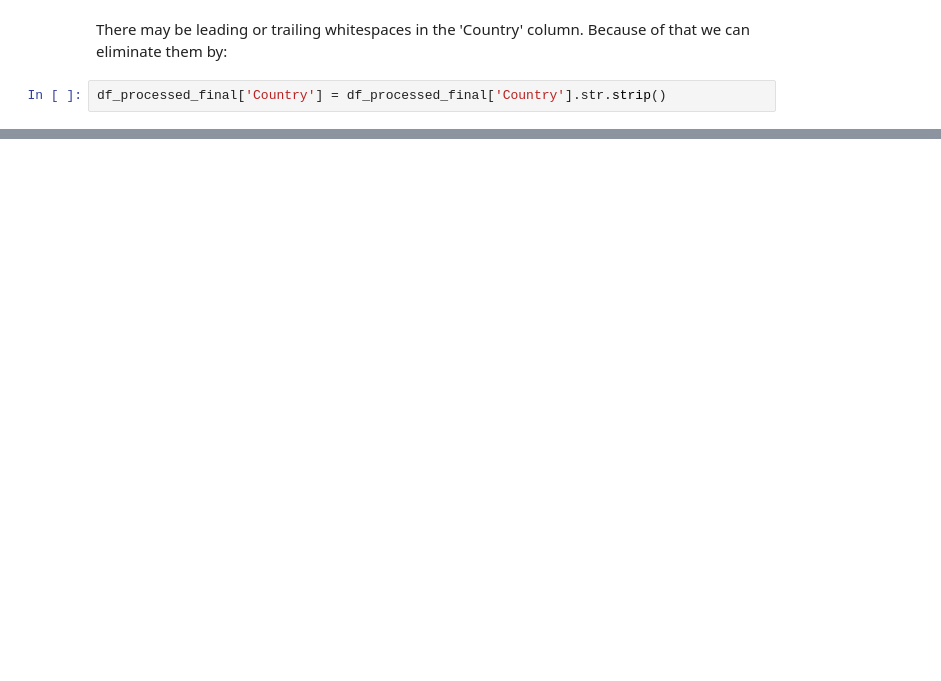
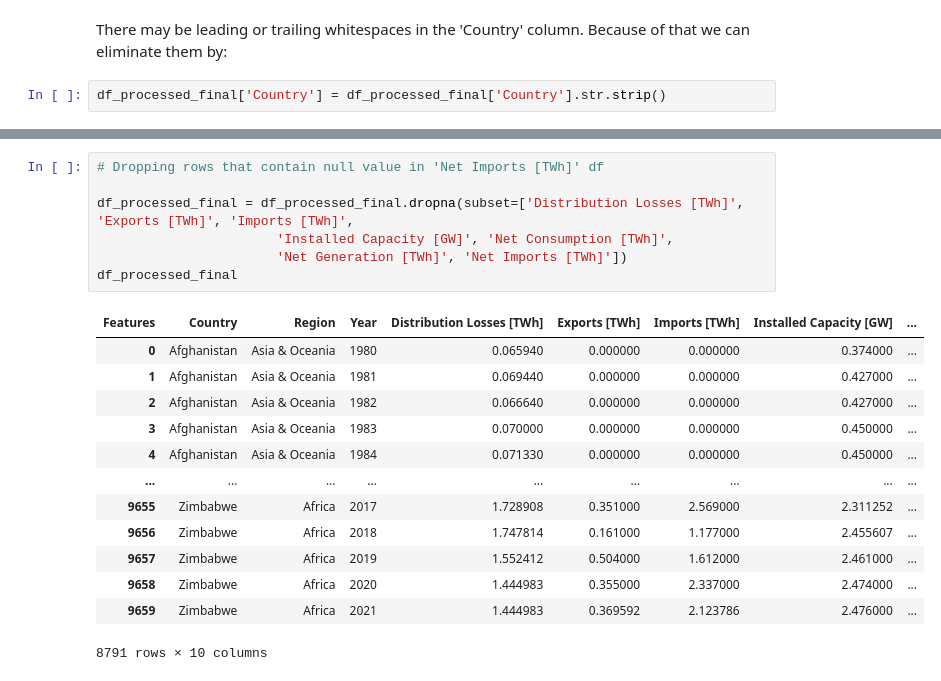
Before and after one commit to endritmustafa96/Global-Electricity-Consumption, a Jupyter notebook: 1. Notebook/Global_Electricity_Consumption.ipynb, the cells around one changed output, grey strips where cells are left out. Cells and saved outputs as stored; diff of their text form; blank space fills up the shorter version.

```diff
--- a/1. Notebook/Global_Electricity_Consumption.ipynb
+++ b/1. Notebook/Global_Electricity_Consumption.ipynb
@@ -157,0 +299,21 @@ df_processed_final['Country'] = df_processed_final['Country'].str.strip()
+# %%
+# Dropping rows that contain null value in 'Net Imports [TWh]' df
+
+df_processed_final = df_processed_final.dropna(subset=['Distribution Losses [TWh]', 'Exports [TWh]', 'Imports [TWh]',
+                       'Installed Capacity [GW]', 'Net Consumption [TWh]',
+                       'Net Generation [TWh]', 'Net Imports [TWh]'])
+df_processed_final
+# %% [output]
+| Features | Country | Region | Year | Distribution Losses [TWh] | Exports [TWh] | Imports [TWh] | Installed Capacity [GW] | ... |
+| 0 | Afghanistan | Asia & Oceania | 1980 | 0.065940 | 0.000000 | 0.000000 | 0.374000 | ... |
+| 1 | Afghanistan | Asia & Oceania | 1981 | 0.069440 | 0.000000 | 0.000000 | 0.427000 | ... |
+| 2 | Afghanistan | Asia & Oceania | 1982 | 0.066640 | 0.000000 | 0.000000 | 0.427000 | ... |
+| 3 | Afghanistan | Asia & Oceania | 1983 | 0.070000 | 0.000000 | 0.000000 | 0.450000 | ... |
+| 4 | Afghanistan | Asia & Oceania | 1984 | 0.071330 | 0.000000 | 0.000000 | 0.450000 | ... |
+| ... | ... | ... | ... | ... | ... | ... | ... | ... |
+| 9655 | Zimbabwe | Africa | 2017 | 1.728908 | 0.351000 | 2.569000 | 2.311252 | ... |
+| 9656 | Zimbabwe | Africa | 2018 | 1.747814 | 0.161000 | 1.177000 | 2.455607 | ... |
+| 9657 | Zimbabwe | Africa | 2019 | 1.552412 | 0.504000 | 1.612000 | 2.461000 | ... |
+| 9658 | Zimbabwe | Africa | 2020 | 1.444983 | 0.355000 | 2.337000 | 2.474000 | ... |
+| 9659 | Zimbabwe | Africa | 2021 | 1.444983 | 0.369592 | 2.123786 | 2.476000 | ... |
+8791 rows × 10 columns
```
Also changed, not shown: parts of 30 cells of this notebook.
